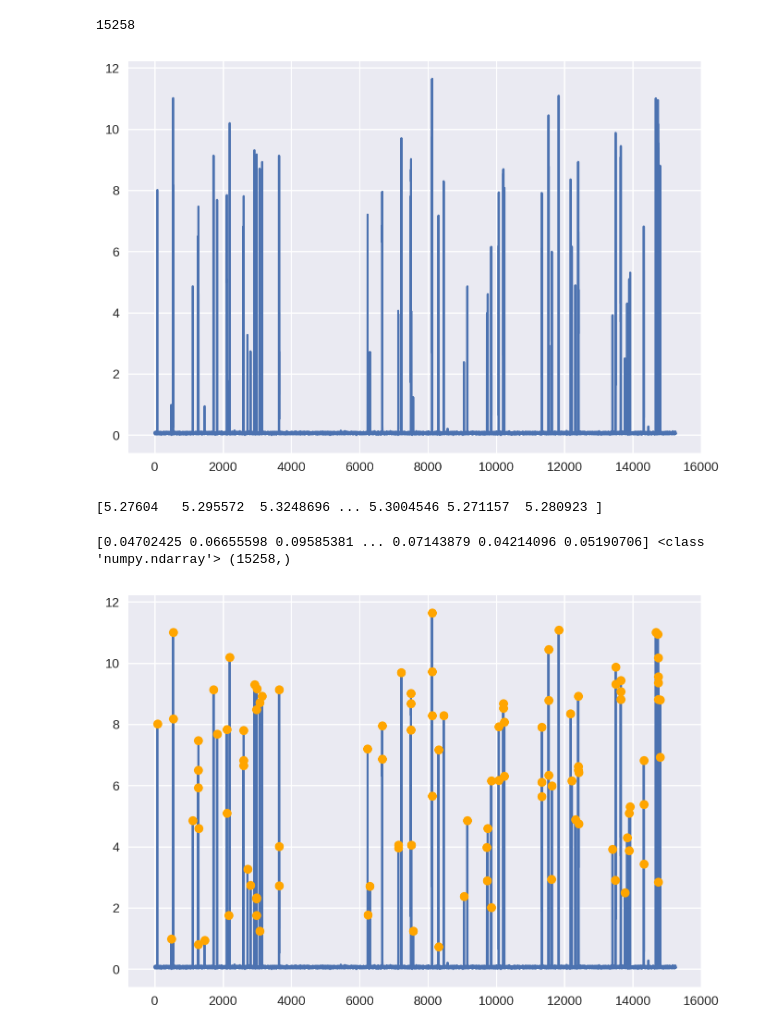
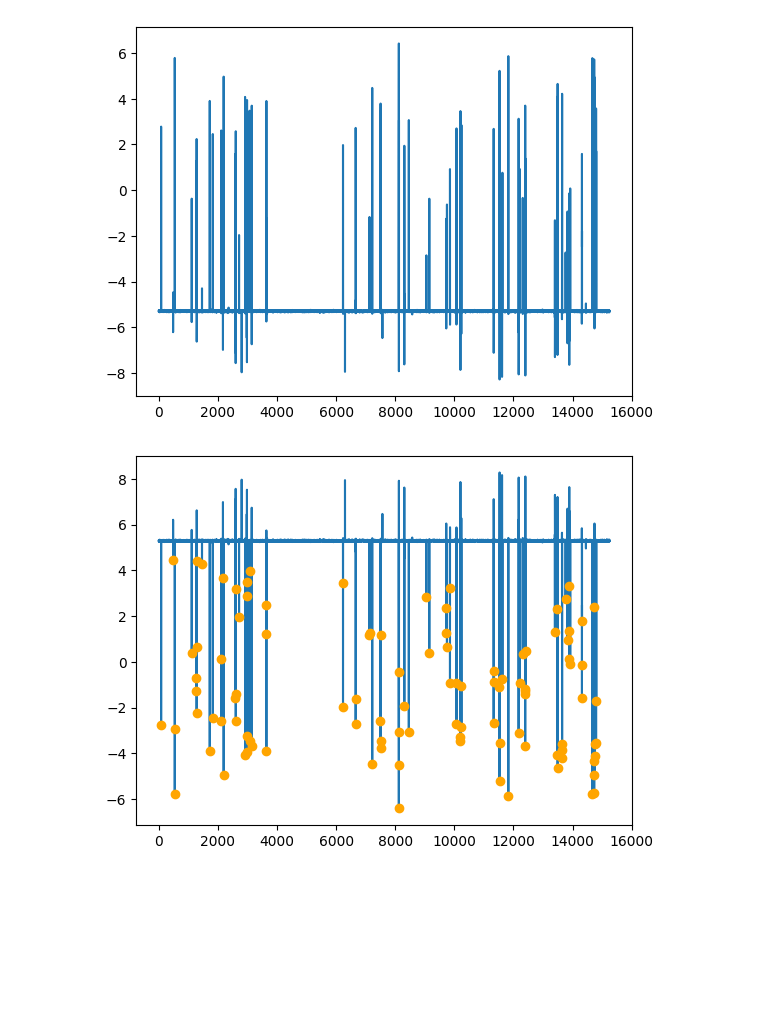
Before and after one commit to tdinapoli/tesis, a Jupyter notebook: instrumentation/calibracion/photon_counting/data_exploration.ipynb, the cells around one changed output. Saved outputs shown, nothing was run; the diff lists cells and outputs as text; code cells hidden in the pictures; blank space fills up the shorter version.

```diff
--- a/instrumentation/calibracion/photon_counting/data_exploration.ipynb
+++ b/instrumentation/calibracion/photon_counting/data_exploration.ipynb
@@ -7,14 +7,14 @@ import scipy as sp
 import matplotlib.pyplot as plt
 import matplotlib as mpl
 import numpy as np
-plt.style.use('seaborn')
-mpl.rcParams['figure.dpi'] = 200
+#plt.style.use('seaborn')
+mpl.rcParams['figure.dpi'] = 100
 mpl.rcParams['legend.fontsize'] = 15
 mpl.rcParams['axes.labelsize'] = 15
 mpl.rcParams['xtick.labelsize'] = 10
 mpl.rcParams['ytick.labelsize'] = 10
 # %%
-df = pd.read_pickle("/home/tdinapoli/Documents/personales/facultad/tesis/git/data/oscuridad_total/data.pickle")
+df = pd.read_pickle("/home/tomi/Documents/facultad/tesis/git/data/oscuridad_total/data.pickle")
 df = df.transpose()
 df.head()
 # %% [output]
@@ -27,26 +27,17 @@ df.head()
 # %%
 
 x = np.arange(0, len(df[0.500][0]))
 d = df[0.500][0]
-print(len(d))
-#for d in df[0.500]:
-d = abs(d - np.mean(d))
-plt.plot(x,d )
+plt.plot(x,-d )
 plt.show()
-d1 = df[0.500][0]
-print(d1)
 # %% [output]
-15258
-[figure, old version]
+[figure, new version]
-[5.27604   5.295572  5.3248696 ... 5.3004546 5.271157  5.280923 ]
 # %%
-print(d, type(d), d.shape)
-xs, hs = sp.signal.find_peaks(d, height=0.5)
-hs = hs["peak_heights"]
+xs, hs = sp.signal.find_peaks(-d, height=(-4.5, 10))
+hs = -hs["peak_heights"]
 plt.plot(x, d)
 plt.plot(xs, hs, 'o', color="orange")
 plt.show()
 # %% [output]
-[0.04702425 0.06655598 0.09585381 ... 0.07143879 0.04214096 0.05190706] <class 'numpy.ndarray'> (15258,)
-[figure, old version]
+[figure, new version]
 # %%
```
Also changed, not shown: parts of 1 cell of this notebook, 1 other file.
